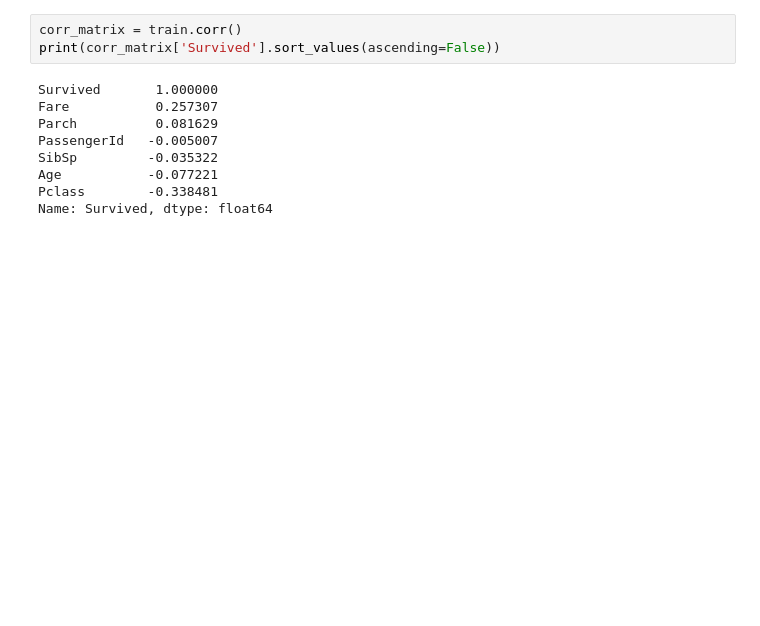
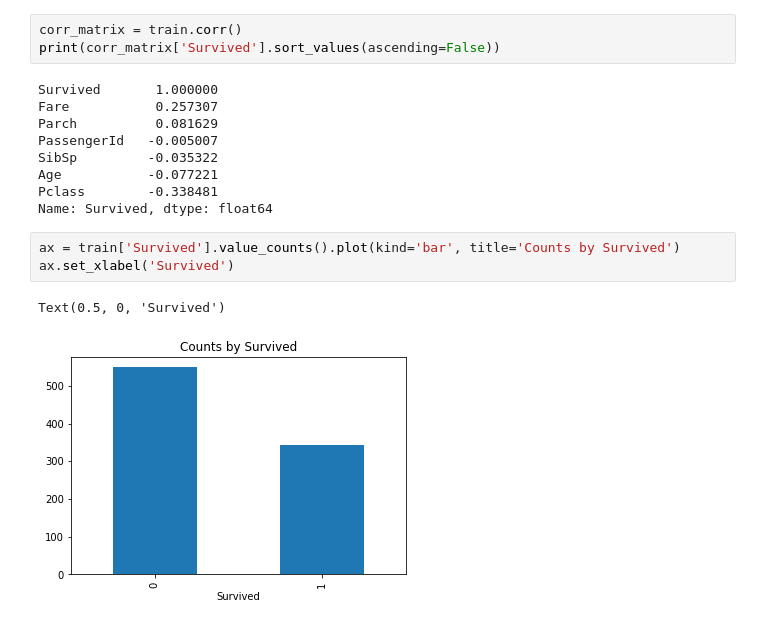
Before and after one commit to jay619/Kaggle-Competitions, a Jupyter notebook: 1-Titanic/titanic.ipynb, the cells around one changed output. Drawn from its saved outputs; the diff is of its cells as text; blank space fills up the shorter version.

```diff
--- a/1-Titanic/titanic.ipynb
+++ b/1-Titanic/titanic.ipynb
@@ -131,3 +131,9 @@ SibSp         -0.035322
 Age           -0.077221
 Pclass        -0.338481
 Name: Survived, dtype: float64
+# %%
+ax = train['Survived'].value_counts().plot(kind='bar', title='Counts by Survived')
+ax.set_xlabel('Survived')
+# %% [output]
+Text(0.5, 0, 'Survived')
+[figure, added]
```
Also changed, not shown: parts of 6 cells of this notebook.
